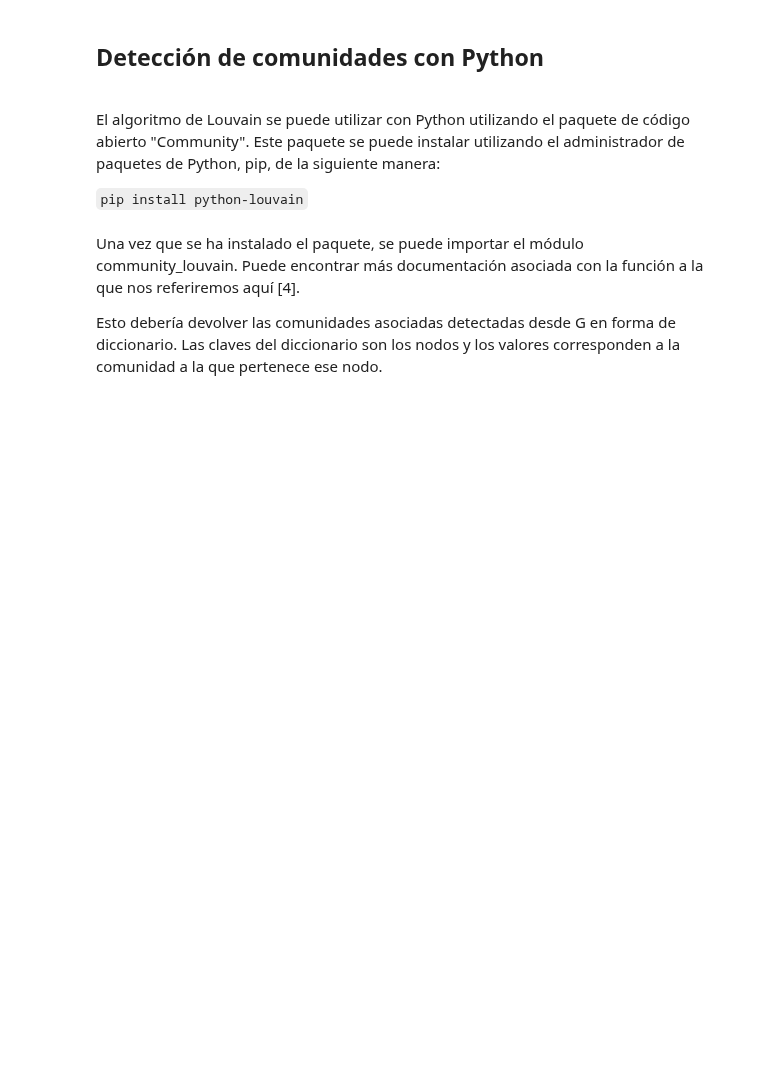
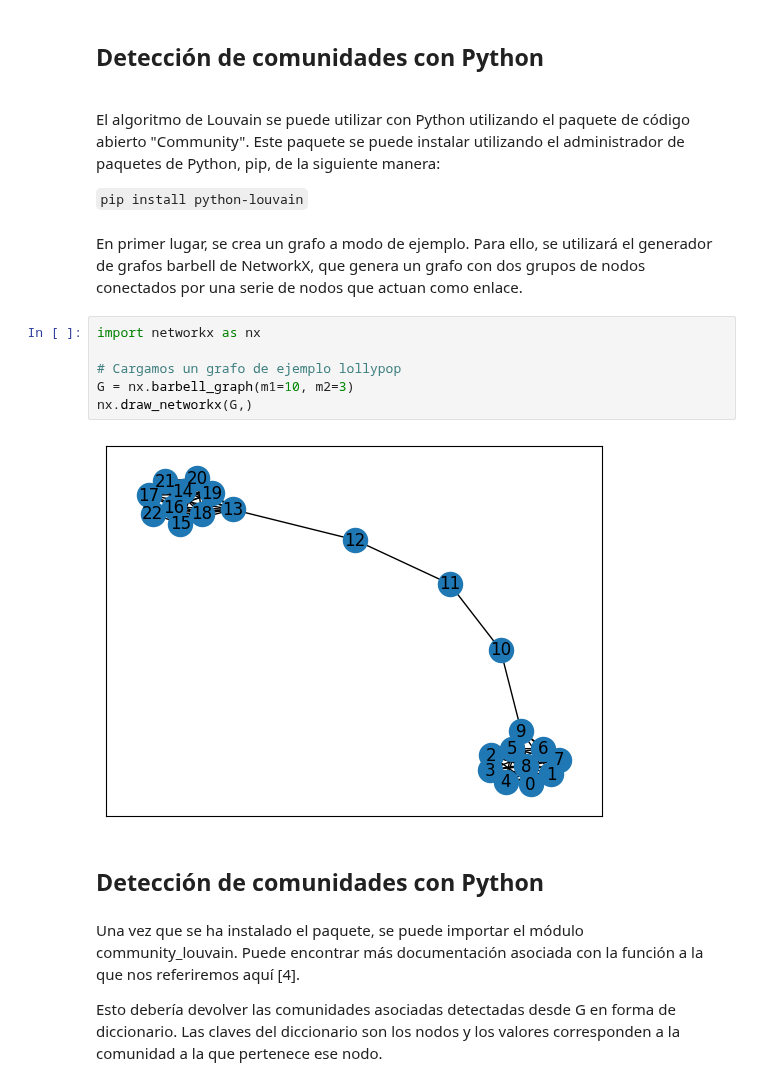
Before and after one commit to FernandoCarazoMelo/network-science, a Jupyter notebook: documentos/pygml02-detecion-comunidades-grafos-redes-python.ipynb, the cells around one changed output. Cells and saved outputs as stored; diff of their text form; blank space fills up the shorter version.

```diff
--- a/documentos/pygml02-detecion-comunidades-grafos-redes-python.ipynb
+++ b/documentos/pygml02-detecion-comunidades-grafos-redes-python.ipynb
@@ -125,6 +129,18 @@ El algoritmo de Louvain se puede utilizar con Python utilizando el paquete de c
 
 
 `pip install python-louvain`
+# %% [markdown]
+En primer lugar, se crea un grafo a modo de ejemplo. Para ello, se utilizará el generador de grafos barbell de NetworkX, que genera un grafo con dos grupos de nodos conectados por una serie de nodos que actuan como enlace.
+# %%
+import networkx as nx
+
+# Cargamos un grafo de ejemplo lollypop
+G = nx.barbell_graph(m1=10, m2=3)
+nx.draw_networkx(G,)
+# %% [output]
+[figure, added]
+# %% [markdown]
+## Detección de comunidades con Python
 # %% [markdown]
 Una vez que se ha instalado el paquete, se puede importar el módulo community_louvain. Puede encontrar más documentación asociada con la función a la que nos referiremos aquí [4].
 
```
Also changed, not shown: parts of 13 cells of this notebook.
